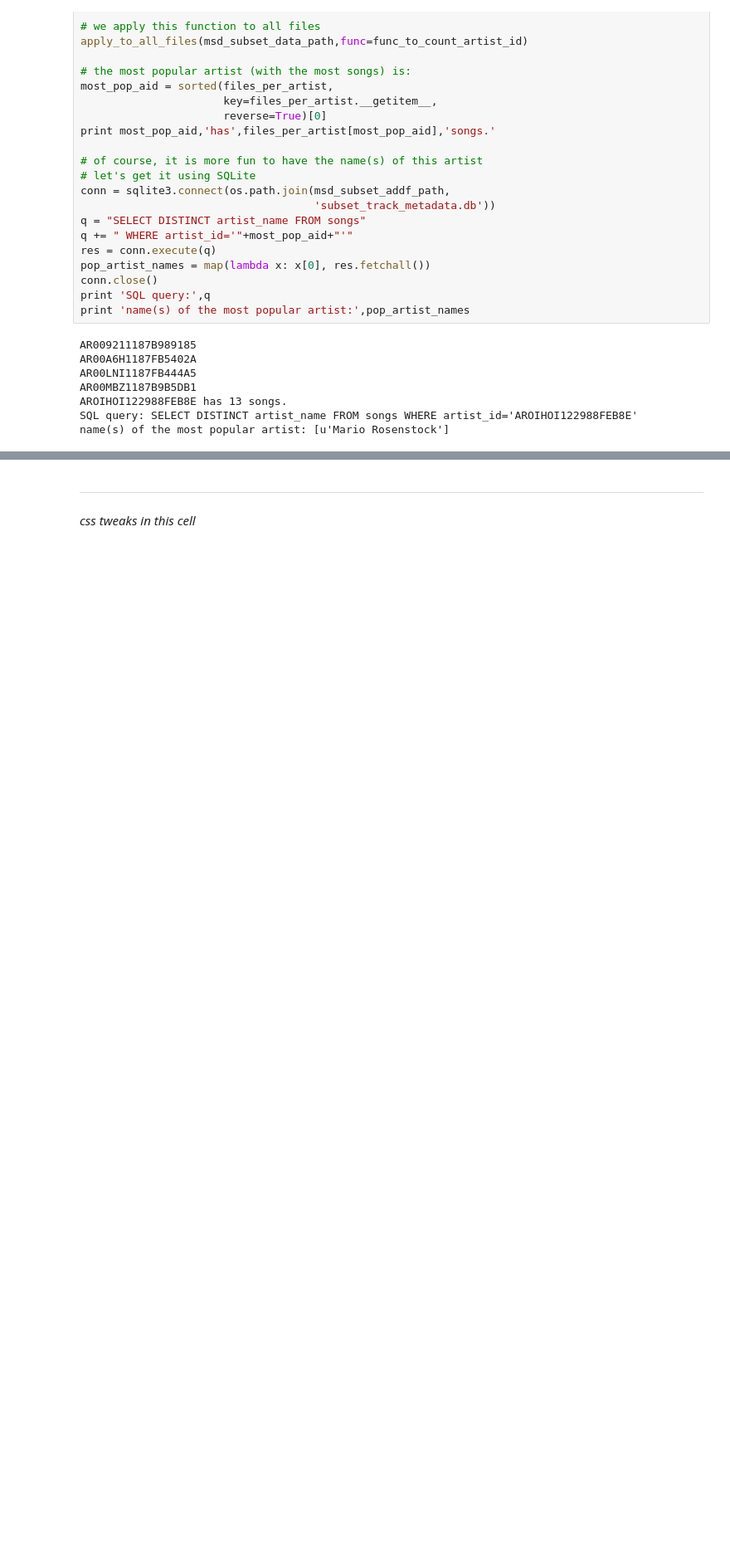
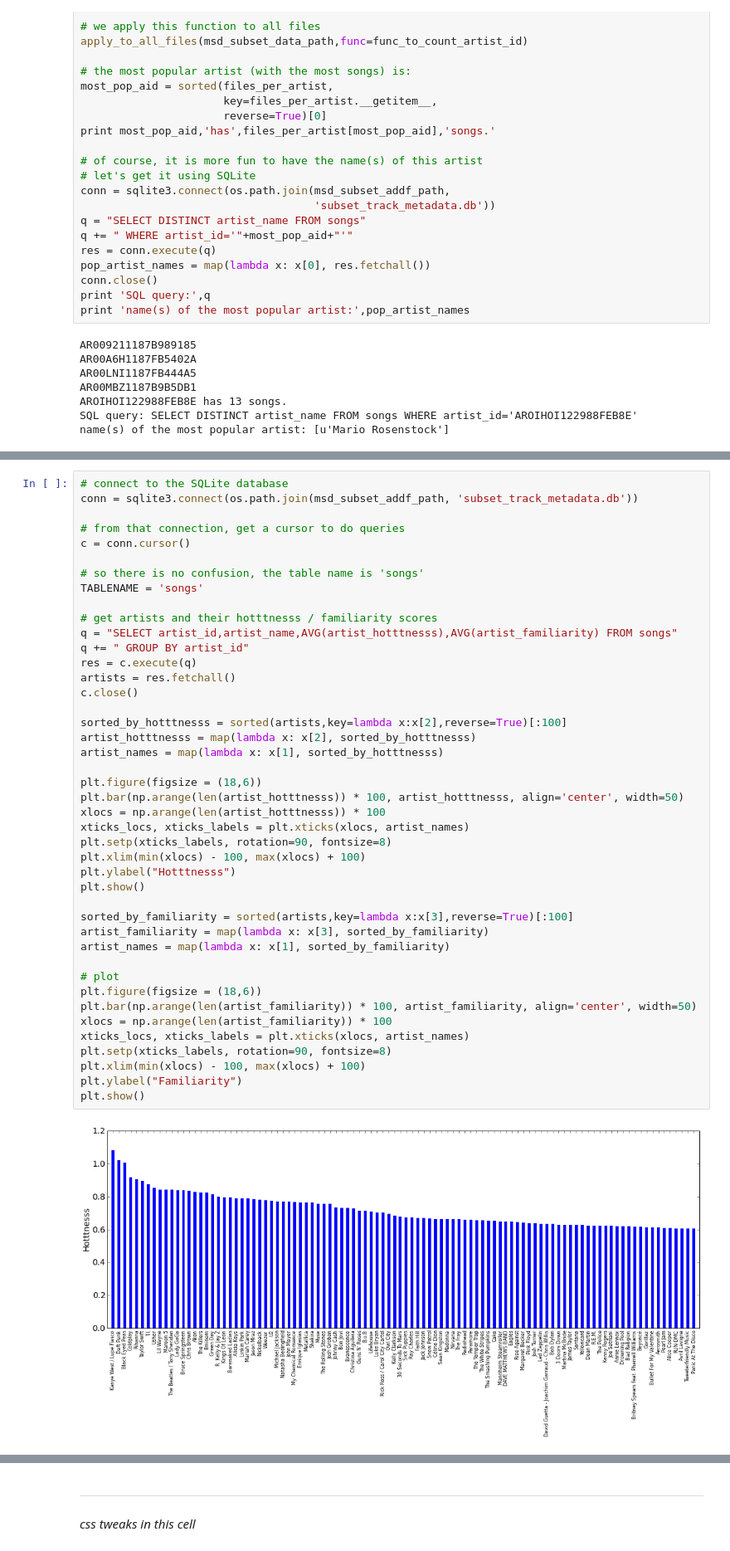
Before and after one commit to AnastasiyaB/Music_Magic, a Jupyter notebook: Music_Magic.ipynb, the cells around one changed output, grey strips where cells are left out. Shown at 83% size. Drawn from its saved outputs; the diff is of its cells as text; blank space fills up the shorter version.

```diff
--- a/Music_Magic.ipynb
+++ b/Music_Magic.ipynb
@@ -365,0 +378,45 @@ gathering year data...
+# %%
+# connect to the SQLite database
+conn = sqlite3.connect(os.path.join(msd_subset_addf_path, 'subset_track_metadata.db'))
+
+# from that connection, get a cursor to do queries
+c = conn.cursor()
+
+# so there is no confusion, the table name is 'songs'
+TABLENAME = 'songs'
+
+# get artists and their hotttnesss / familiarity scores
+q = "SELECT artist_id,artist_name,AVG(artist_hotttnesss),AVG(artist_familiarity) FROM songs"
+q += " GROUP BY artist_id"
+res = c.execute(q)
+artists = res.fetchall()
+c.close()
+
+sorted_by_hotttnesss = sorted(artists,key=lambda x:x[2],reverse=True)[:100]
+artist_hotttnesss = map(lambda x: x[2], sorted_by_hotttnesss)
+artist_names = map(lambda x: x[1], sorted_by_hotttnesss)
+
+plt.figure(figsize = (18,6))
+plt.bar(np.arange(len(artist_hotttnesss)) * 100, artist_hotttnesss, align='center', width=50)
+xlocs = np.arange(len(artist_hotttnesss)) * 100
+xticks_locs, xticks_labels = plt.xticks(xlocs, artist_names)
+plt.setp(xticks_labels, rotation=90, fontsize=8)
+plt.xlim(min(xlocs) - 100, max(xlocs) + 100)
+plt.ylabel("Hotttnesss")
+plt.show()
+
+sorted_by_familiarity = sorted(artists,key=lambda x:x[3],reverse=True)[:100]
+artist_familiarity = map(lambda x: x[3], sorted_by_familiarity)
+artist_names = map(lambda x: x[1], sorted_by_familiarity)
+
+# plot
+plt.figure(figsize = (18,6))
+plt.bar(np.arange(len(artist_familiarity)) * 100, artist_familiarity, align='center', width=50)
+xlocs = np.arange(len(artist_familiarity)) * 100
+xticks_locs, xticks_labels = plt.xticks(xlocs, artist_names)
+plt.setp(xticks_labels, rotation=90, fontsize=8)
+plt.xlim(min(xlocs) - 100, max(xlocs) + 100)
+plt.ylabel("Familiarity")
+plt.show()
+# %% [output]
+[figure, added]
```
Also changed, not shown: parts of 31 cells of this notebook.
